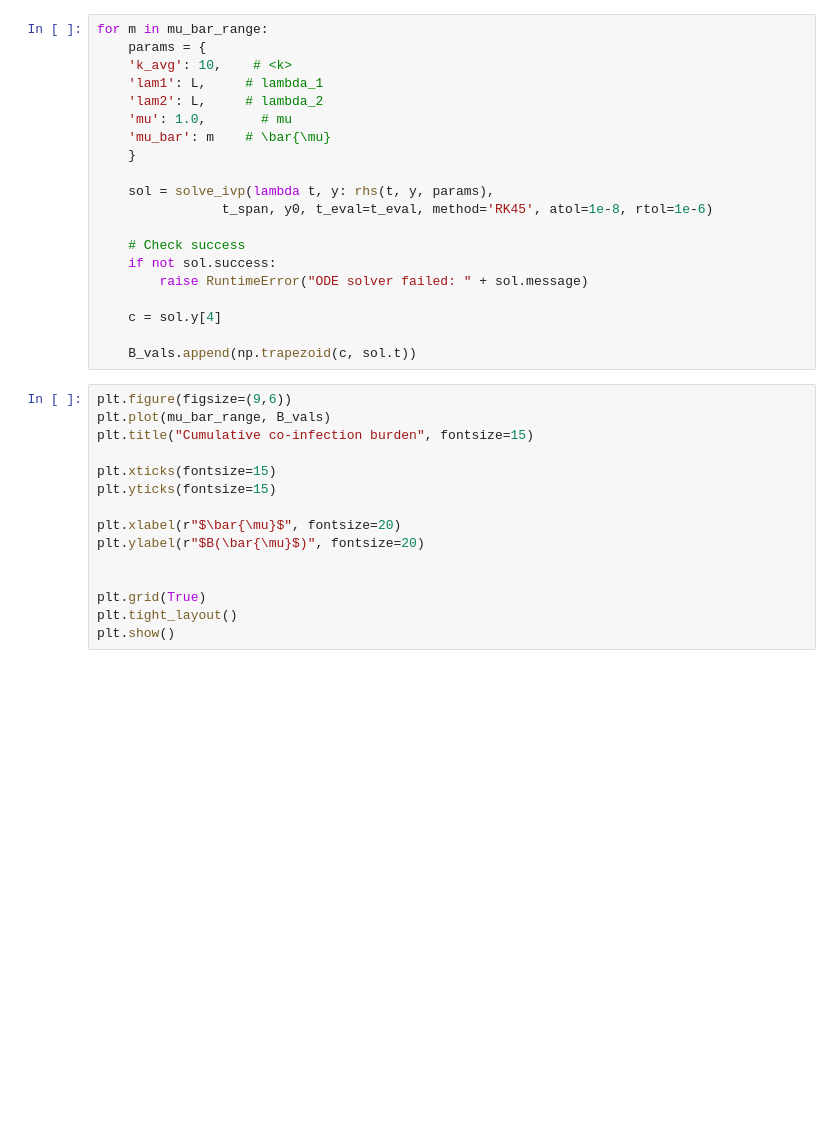
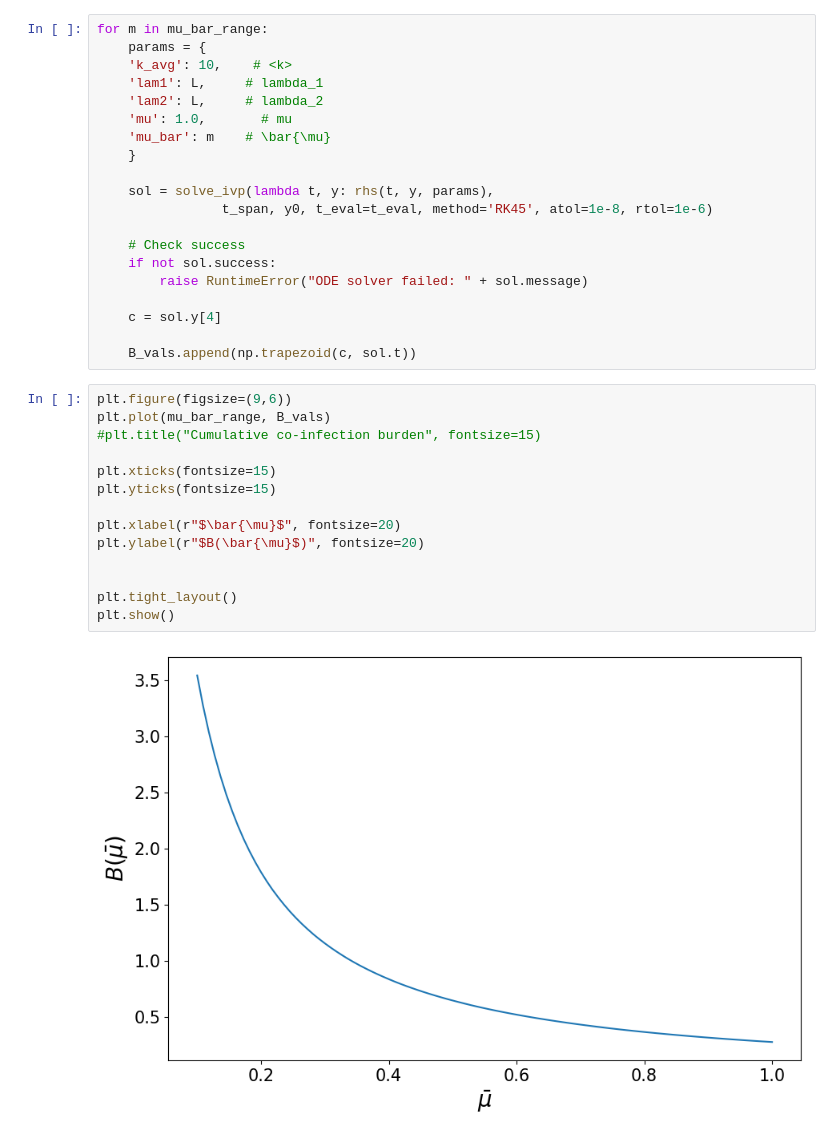
Before and after one commit to palafox794/symbioticSIR, a Jupyter notebook: coinfection_burden.ipynb, the cells around one changed output. Drawn from its saved outputs; the diff is of its cells as text; blank space fills up the shorter version.

```diff
--- a/coinfection_burden.ipynb
+++ b/coinfection_burden.ipynb
@@ -117,15 +128,16 @@ for m in mu_bar_range:
 # %%
 plt.figure(figsize=(9,6))
 plt.plot(mu_bar_range, B_vals)
-plt.title("Cumulative co-infection burden", fontsize=15)
+#plt.title("Cumulative co-infection burden", fontsize=15)
 
 plt.xticks(fontsize=15)
 plt.yticks(fontsize=15)
 
 plt.xlabel(r"$\bar{\mu}$", fontsize=20)
 plt.ylabel(r"$B(\bar{\mu}$)", fontsize=20)
 
 
-plt.grid(True)
 plt.tight_layout()
 plt.show()
+# %% [output]
+[figure, added]
```
Also changed, not shown: parts of 5 cells of this notebook, 6 other files.
